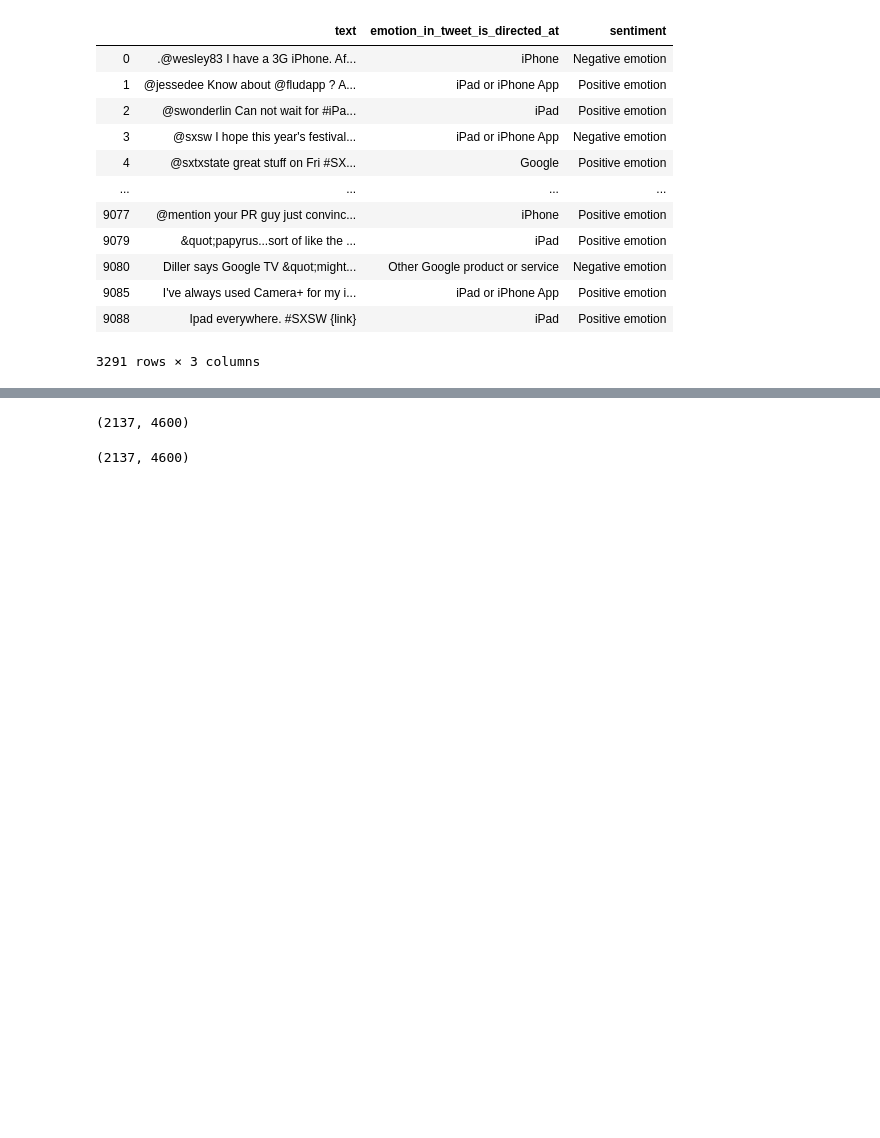
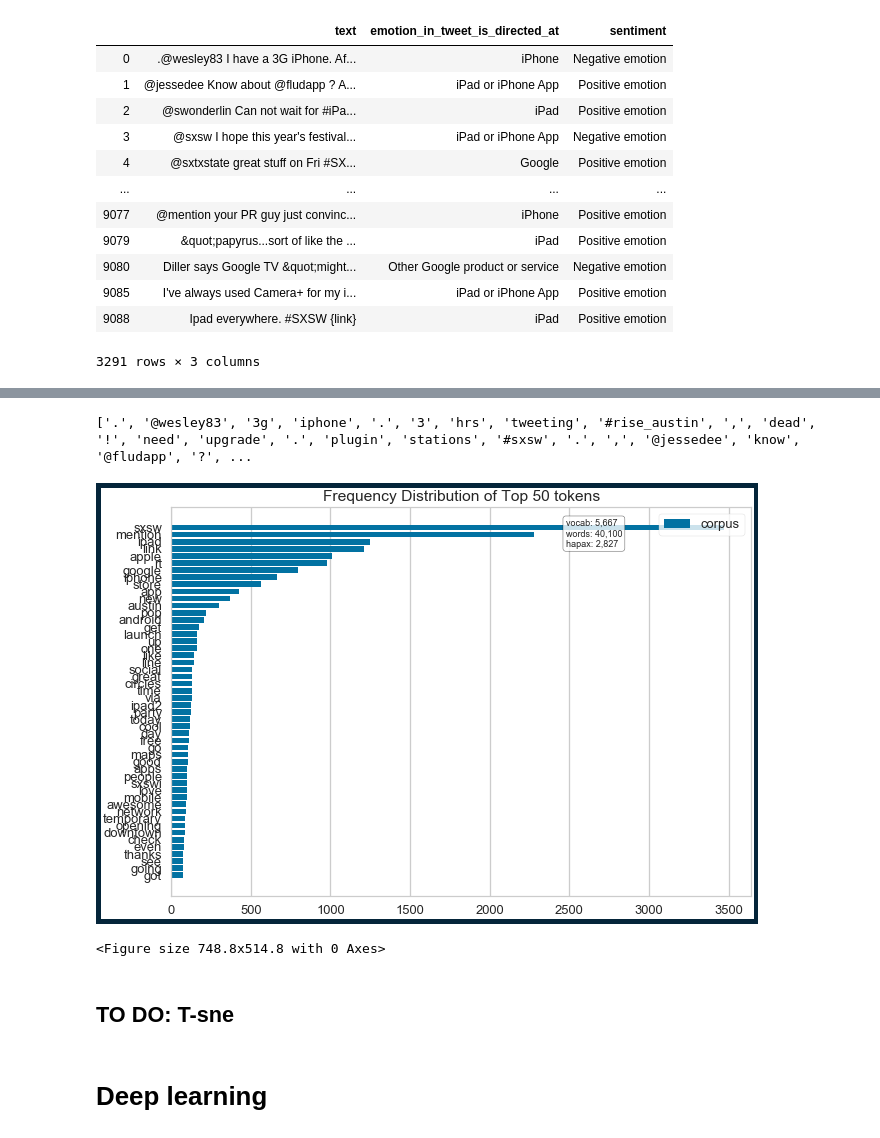
Before and after one commit to MichaelBurak/twitter_apple_sentiment, a Jupyter notebook: twitter_apple_google_sentiment.ipynb, the cells around one changed output, grey strips where cells are left out. Drawn from its saved outputs; the diff is of its cells as text; code cells hidden in the pictures; blank space fills up the shorter version.

```diff
--- a/twitter_apple_google_sentiment.ipynb
+++ b/twitter_apple_google_sentiment.ipynb
@@ -84,0 +131,3 @@ Name: sentiment, dtype: int64
+# %%
+corpus = clean_df['text'].to_list()
+corpus[:10]
@@ -84,0 +145,6 @@ Name: sentiment, dtype: int64
+# %%
+from nltk.corpus import stopwords
+from nltk.tokenize import TweetTokenizer
+tk = TweetTokenizer()
+
+text_tokens = tk.tokenize(','.join(corpus))
@@ -85,2 +171,26 @@ Name: sentiment, dtype: int64
+# %%
+stopwords_list = stopwords.words('english')
+# %%
+tokens_clean = [word.lower() for word in text_tokens if word.lower() not in stopwords_list]
+
+print(tokens_clean)
+# %% [output]
+['.', '@wesley83', '3g', 'iphone', '.', '3', 'hrs', 'tweeting', '#rise_austin', ',', 'dead', '!', 'need', 'upgrade', '.', 'plugin', 'stations', '#sxsw', '.', ',', '@jessedee', 'know', '@fludapp', '?', ...
+# %%
+fig = plt.figure(linewidth=10, edgecolor="#04253a")
+vectorizer = CountVectorizer()
+docs = vectorizer.fit_transform(tokens_clean)
+features = vectorizer.get_feature_names()
+visualizer = FreqDistVisualizer(features=features)
+visualizer.fit(docs)
+visualizer.poof()
+plt.tight_layout()
+# %% [output]
+[figure, added]
+<Figure size 748.8x514.8 with 0 Axes>
+# %% [markdown]
+## TO DO: T-sne
+# %% [markdown]
+# Deep learning
 # %%
 from sklearn.model_selection import train_test_split
@@ -91,17 +205 @@ y = df['sentiment']
 X_train, X_test, y_train, y_test = train_test_split(X, y, test_size=0.33, random_state=42)
-# %%
-from sklearn.feature_extraction.text import CountVectorizer
-count_vect = CountVectorizer()
-
-X_train_counts = count_vect.fit_transform(X_train)
-X_train_counts.shape
-# %% [output]
-(2137, 4600)
-# %%
-from sklearn.feature_extraction.text import TfidfVectorizer
-vectorizer = TfidfVectorizer()
-
-X_train_tfidf = vectorizer.fit_transform(X_train)
-X_train_tfidf.shape
-# %% [output]
-(2137, 4600)
```
Also changed, not shown: parts of 32 cells of this notebook, 1 other file.
